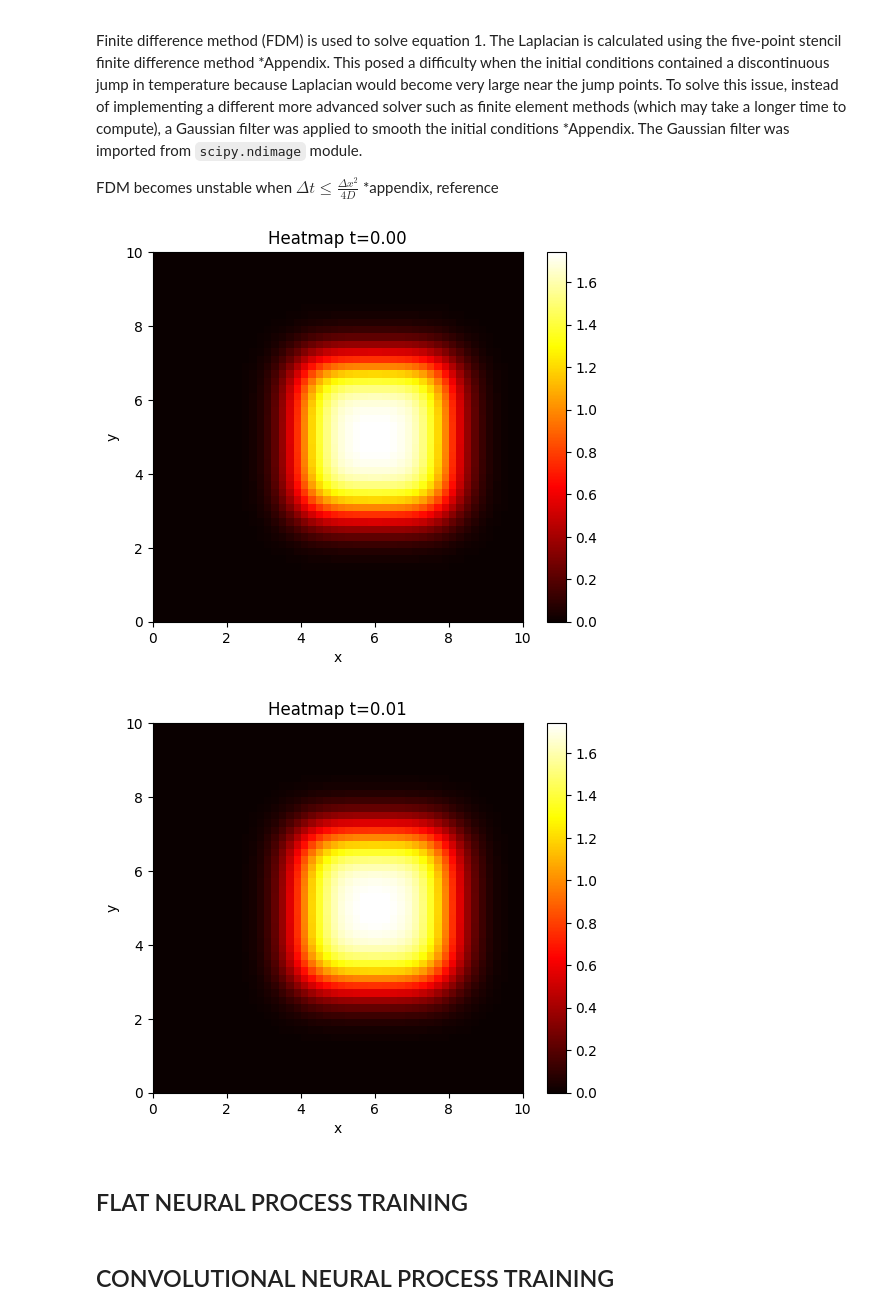
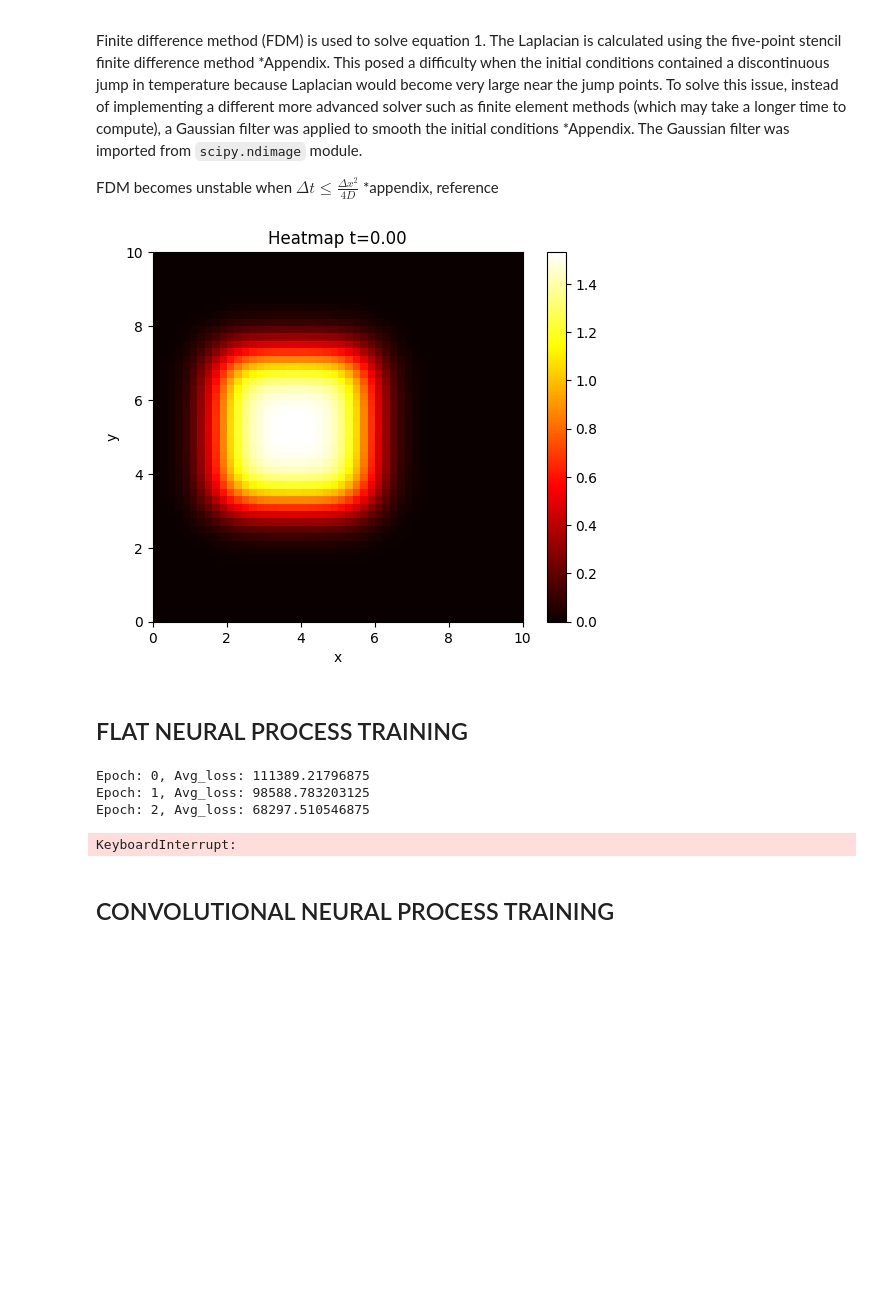
Before and after one commit to alexking100/part_III_project, a Jupyter notebook: np_heat_diffusion.ipynb, the cells around one changed output. Saved outputs shown, nothing was run; the diff lists cells and outputs as text; code cells hidden in the pictures; blank space fills up the shorter version.

Commit message:
change hypers and fix lupi

```diff
--- a/np_heat_diffusion.ipynb
+++ b/np_heat_diffusion.ipynb
@@ -74,17 +77,16 @@ FDM becomes unstable when $\Delta t \leq \frac{\Delta x^2}{4D}$ *appendix, refer
 dimensions = {
     't_dim' : 1,
     'y_dim' : 2500,
-    'r_dim' : 1024,
-    'z_dim' : 1024,
-    'h_dim' : 1024,
-    'z_dim' : 1024,
+    'r_dim' : 128,
+    'h_dim' : 128,
+    'z_dim' : 128,
     'max_iter_time' : 100,
     'grid_size' : 50,
-    'num_samples' : 80,
-    'num_context' : 25,
-    'num_target' : 25,
+    'num_samples' : 40,
+    'num_context' : 30,
+    'num_target' : 30,
     'batch_size' : 2,
-    'num_channels' : 128,
+    'num_channels' : 16,
     'pi_dim' : 4
 }
 
@@ -97,34 +99,34 @@ num_samples = dimensions['num_samples']
 square_range = (5, 15) # side length of initial hot square
 temp_range = (1.0, 2.0)
 diffusion_coef = 0.25 * dimensions['max_iter_time'] # upper limit for stable FDM solver
+
+assert diffusion_coef <= 0.25 * dimensions['max_iter_time']
 # %%
 '''
 RUN TO RE-GENERATE DATA
 '''
 
 initial_conditions = Initial_Conditions(
     max_iter_time=dimensions['max_iter_time'], grid_size=grid_size
 )
 
 meta_data = Diffusion_Data(
     num_samples=num_samples,
     max_iter_time=dimensions['max_iter_time'],
     grid_size=grid_size,
     initial_conditions=initial_conditions,
     square_range=square_range,
     temp_range=temp_range,
     diffusion_coef=diffusion_coef,
     sigma=3
 )
 
 time_array = meta_data.time_array
-meta_data.visualise_solution(show_until=2, i=0)
-
+meta_data.visualise_solution(show_until=1, i=0)
 
 # meta_data.save_tensors()
 # %% [output]
-[figure, old version]
+[figure, new version]
-[figure, removed]
 # %% [markdown]
 ## FLAT NEURAL PROCESS TRAINING
 # %%
@@ -139,10 +141,16 @@ np_trainer = NeuralProcessTrainer(
     num_context_range=(dimensions['num_context'], dimensions['num_context']),
     num_extra_target_range=(dimensions['num_target'], dimensions['num_target']),
     print_freq=200,
+    is_lupi=False
 )
 
 neuralprocess.training = True
 np_trainer.train(data_loader, 1000)
+# %% [output]
+Epoch: 0, Avg_loss: 111389.21796875
+Epoch: 1, Avg_loss: 98588.783203125
+Epoch: 2, Avg_loss: 68297.510546875
+KeyboardInterrupt:
 # %% [markdown]
 ## CONVOLUTIONAL NEURAL PROCESS TRAINING
 # %% [markdown]
```
Also changed, not shown: parts of 4 cells of this notebook, 9 other files.
